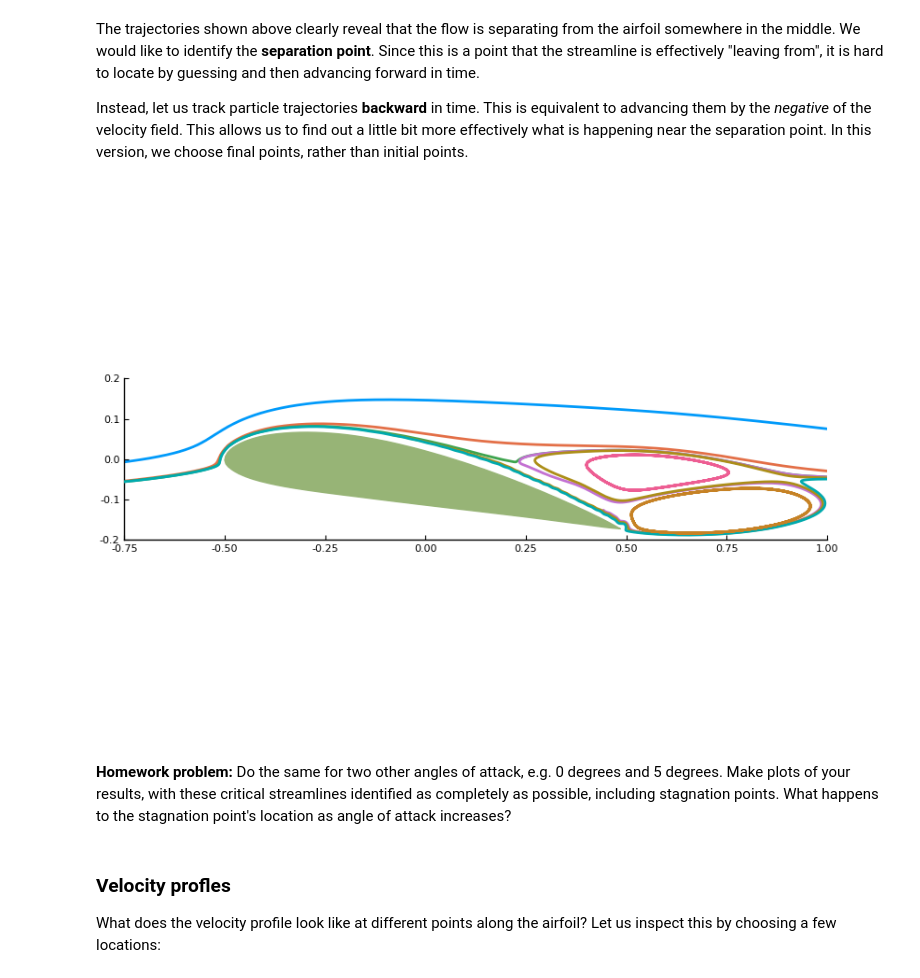
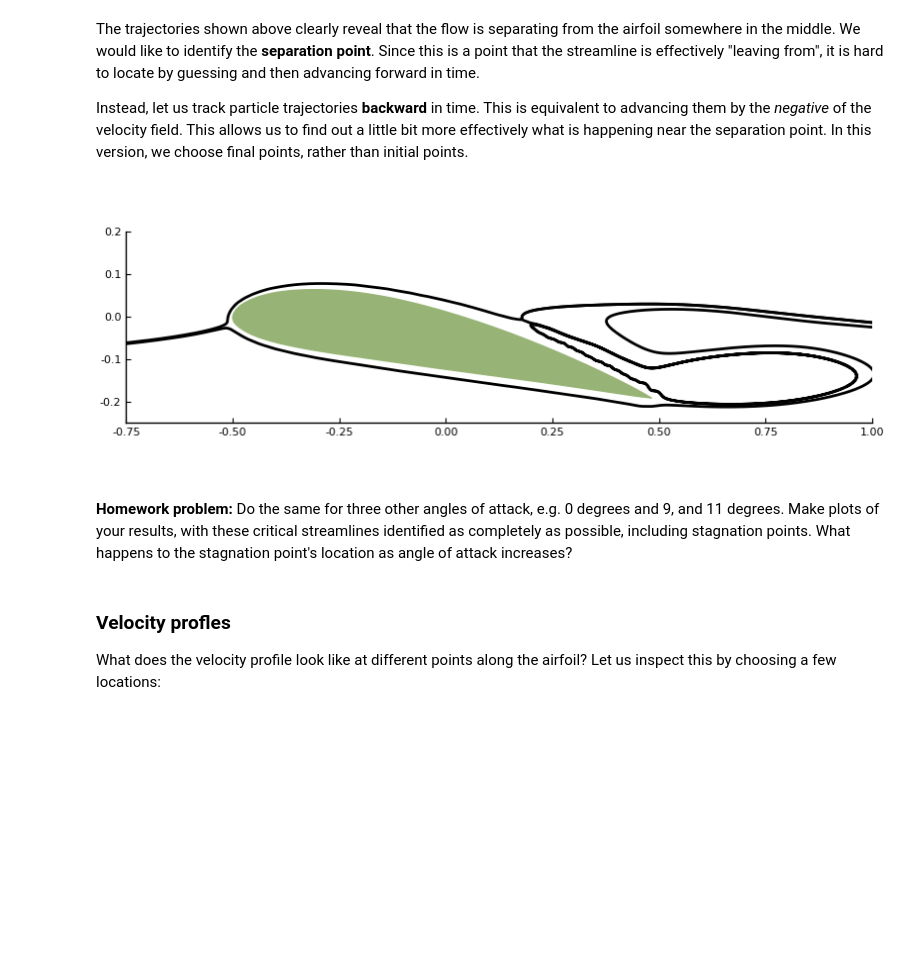
Before and after one commit to UCLAMAEThreads/MAE150A, a Jupyter notebook: 3.3-ViscousAirfoilFlow.ipynb, the cells around one changed output. Cells and saved outputs as stored; diff of their text form; code cells hidden in the pictures; blank space fills up the shorter version.

```diff
--- a/3.3-ViscousAirfoilFlow.ipynb
+++ b/3.3-ViscousAirfoilFlow.ipynb
@@ -216,21 +229,29 @@ The trajectories shown above clearly reveal that the flow is separating from the
 Instead, let us track particle trajectories **backward** in time. This is equivalent to advancing them by the *negative* of the velocity field. This allows us to find out a little bit more effectively what is happening near the separation point. In this version, we choose final points, rather than initial points.
 # %%
 # Some final points
-x0 = [[1.0,0.075],[1.0,-0.03],[1.0,-0.0448],[1.0,-0.0449],[1.0,-0.047],[1.0,-0.05],[0.5,0.01],[0.75,-0.075]] #[0.5,0.02],[0.5,0.0]]
+#x0 = [[1.0,0.018],[1.0,0.015]] # 0
+#x0 = [[1.0,0.075],[1.0,-0.014195],[1.0,-0.014199],[1.0,-0.025],[0.75,-0.1]] # 11
+x0 = [[1.0,-0.014195],[1.0,-0.014199],[1.0,-0.025]] # 11
 
-Tmax = 60.0
+#x0 = [[1.0,0.075],[1.0,-0.03],[1.0,-0.0448],[1.0,-0.0449],[1.0,-0.0486],[1.0,-0.06],[0.5,0.01],[0.75,-0.09]] # 10
+#x0 = [[1.0,0.0],[1.0,-0.05416],[1.0,-0.085],[1.0,-0.102214],[1.0,-0.115],[0.5,0.005],[0.75,-0.08]] # 9
+
+
+Tmax = 150.0
 Δt = 0.001
 sol = compute_trajectory(-u,sys,x0,Tmax,Δt);
 # %%
-plot(sol[1][1,:],sol[1][2,:],linewidth=2,xlim=(-0.75,1),ylim=(-0.2,0.2))
+plot(sol[1][1,:],sol[1][2,:],linewidth=2,xlim=(-0.75,1),ylim=(-0.25,0.2),color=:black)
 for j in 2:length(sol)
-    plot!(sol[j][1,:],sol[j][2,:],linewidth=2)
+    plot!(sol[j][1,:],sol[j][2,:],linewidth=2,color=:black)
 end
-plot!(body,size=(800,600))
+#plot!(xg,yg,ψ,levels=[0.2436], color = :black)
+plot!(body,size=(800,300))
+#savefig("Airfoil9deg.pdf")
 # %% [output]
-[figure, old version]
+[figure, new version]
 # %% [markdown]
-**Homework problem:** Do the same for two other angles of attack, e.g. 0 degrees and 5 degrees. Make plots of your results, with these critical streamlines identified as completely as possible, including stagnation points. What happens to the stagnation point's location as angle of attack increases?
+**Homework problem:** Do the same for three other angles of attack, e.g. 0 degrees and 9, and 11 degrees. Make plots of your results, with these critical streamlines identified as completely as possible, including stagnation points. What happens to the stagnation point's location as angle of attack increases?
 # %% [markdown]
 ### Velocity profles
 What does the velocity profile look like at different points along the airfoil? Let us inspect this by choosing a few locations:
```
Also changed, not shown: parts of 16 cells of this notebook, 2 other files.
